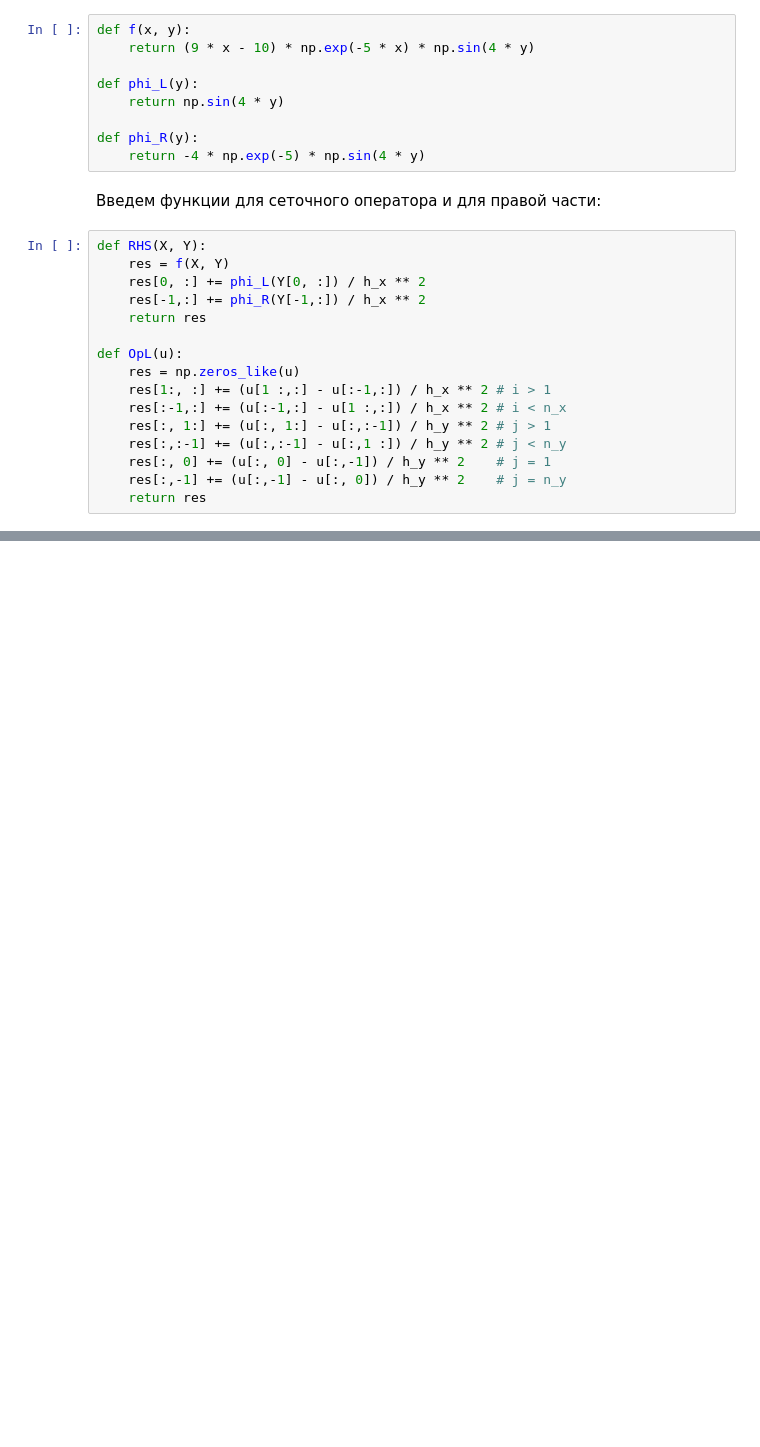
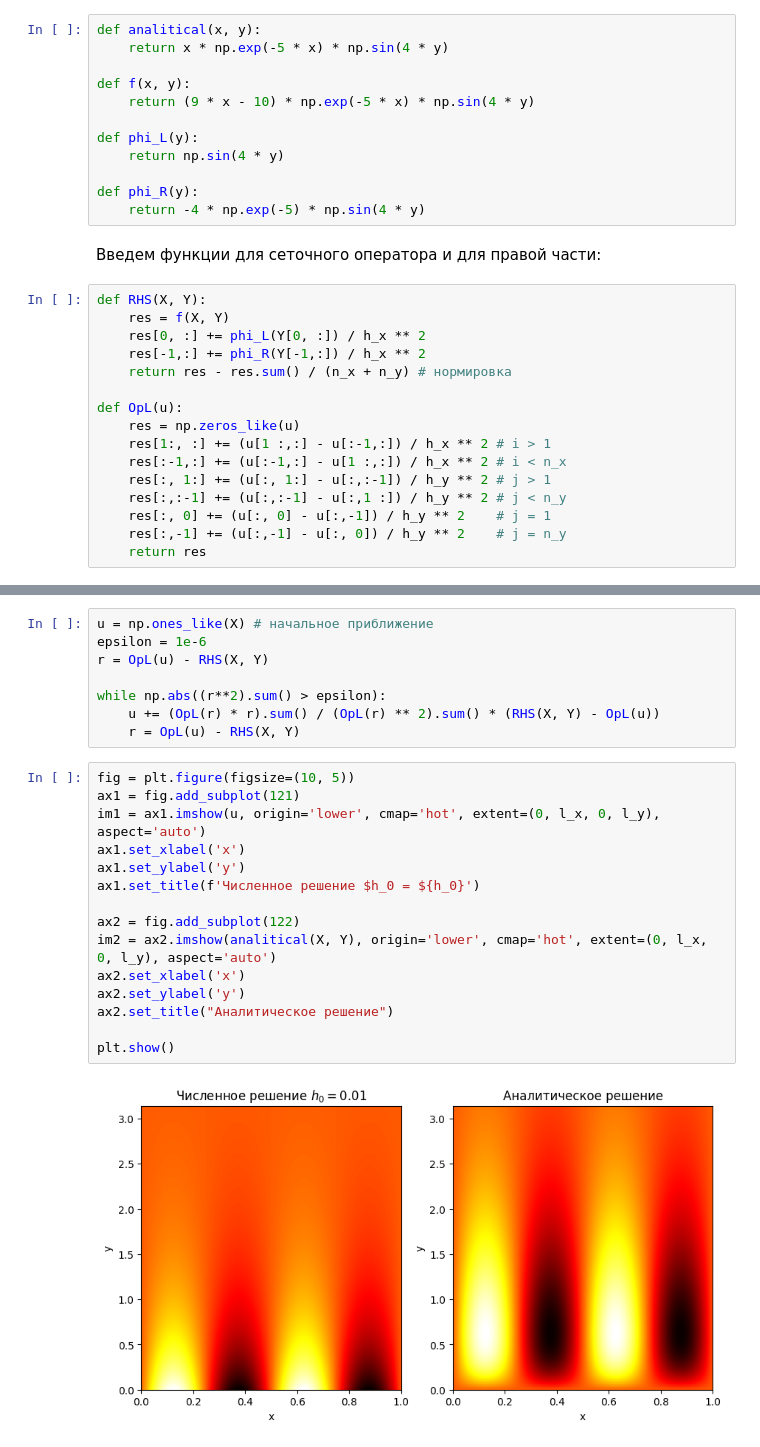
Before and after one commit to Xopppek/num_methods_sem7, a Jupyter notebook: lab2/lab2.ipynb, the cells around one changed output, grey strips where cells are left out. Saved outputs shown, nothing was run; the diff lists cells and outputs as text; blank space fills up the shorter version.

```diff
--- a/lab2/lab2.ipynb
+++ b/lab2/lab2.ipynb
@@ -42,6 +43,9 @@ X, Y = np.meshgrid(x, y, indexing='ij')
 # %% [markdown]
 Введем функции из задачи:
 # %%
+def analitical(x, y):
+    return x * np.exp(-5 * x) * np.sin(4 * y)
+
 def f(x, y):
     return (9 * x - 10) * np.exp(-5 * x) * np.sin(4 * y)
 
@@ -57,7 +61,7 @@ def RHS(X, Y):
     res = f(X, Y)
     res[0, :] += phi_L(Y[0, :]) / h_x ** 2
     res[-1,:] += phi_R(Y[-1,:]) / h_x ** 2
-    return res
+    return res - res.sum() / (n_x + n_y) # нормировка
 
 def OpL(u):
     res = np.zeros_like(u)
@@ -70,0 +85,25 @@ def OpL(u):
+# %%
+u = np.ones_like(X) # начальное приближение
+epsilon = 1e-6
+r = OpL(u) - RHS(X, Y)
+
+while np.abs((r**2).sum() > epsilon):
+    u += (OpL(r) * r).sum() / (OpL(r) ** 2).sum() * (RHS(X, Y) - OpL(u))
+    r = OpL(u) - RHS(X, Y)
+# %%
+fig = plt.figure(figsize=(10, 5))
+ax1 = fig.add_subplot(121)
+im1 = ax1.imshow(u, origin='lower', cmap='hot', extent=(0, l_x, 0, l_y), aspect='auto')
+ax1.set_xlabel('x')
+ax1.set_ylabel('y')
+ax1.set_title(f'Численное решение $h_0 = ${h_0}')
+
+ax2 = fig.add_subplot(122)
+im2 = ax2.imshow(analitical(X, Y), origin='lower', cmap='hot', extent=(0, l_x, 0, l_y), aspect='auto')
+ax2.set_xlabel('x')
+ax2.set_ylabel('y')
+ax2.set_title("Аналитическое решение")
+
+plt.show()
+# %% [output]
+[figure, added]
```
Also changed, not shown: parts of 2 cells of this notebook.
